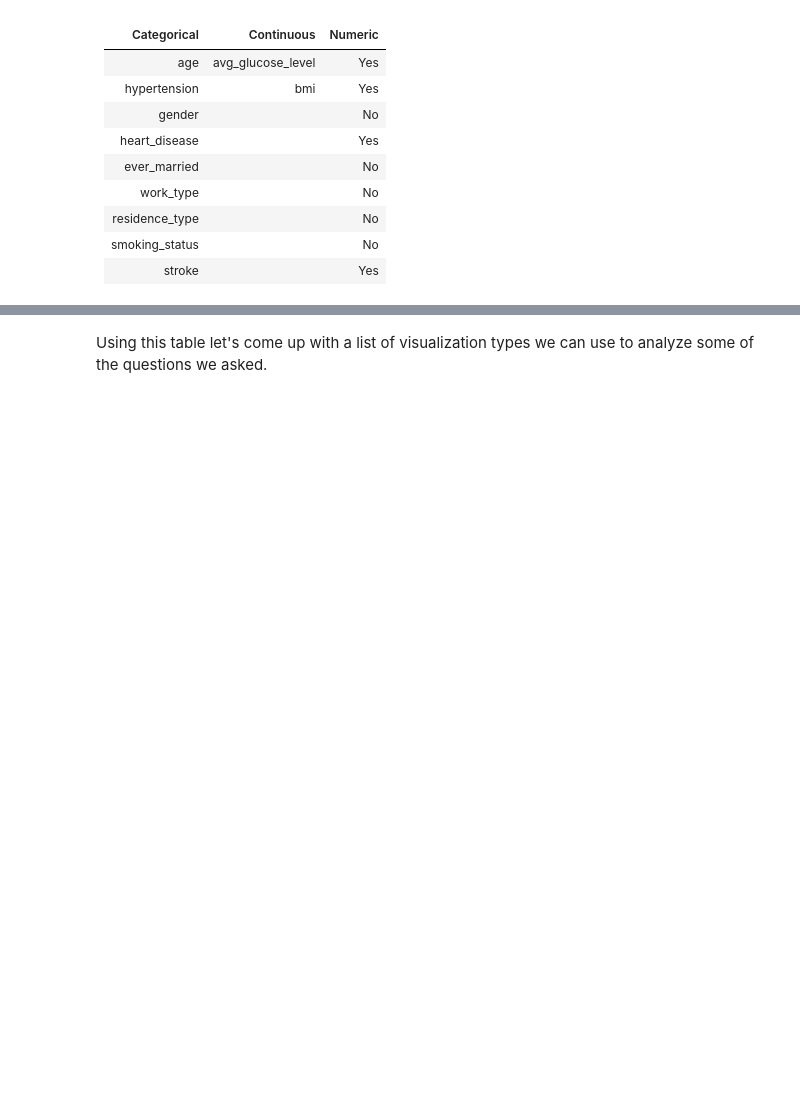
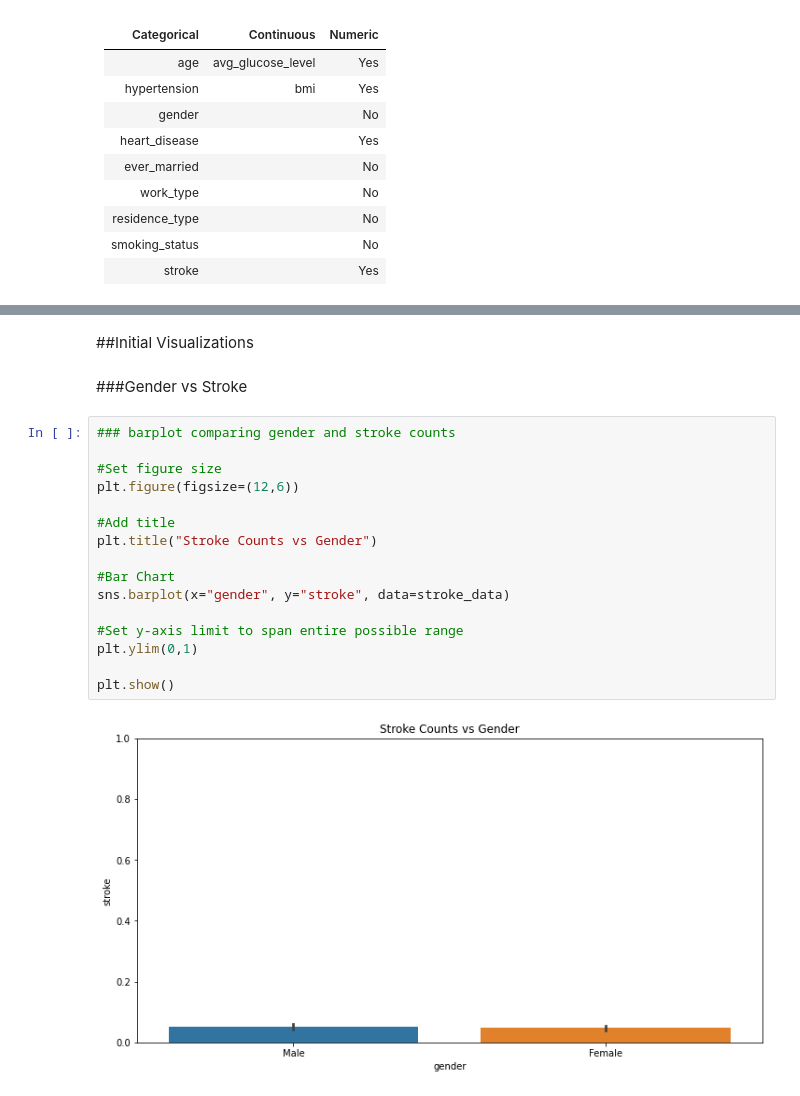
Before and after one commit to Daniel-Benson-Poe/66DaysOfData, a Jupyter notebook: DataVisualizationKaggleMiniCourse.ipynb, the cells around one changed output, grey strips where cells are left out. Drawn from its saved outputs; the diff is of its cells as text; blank space fills up the shorter version.

```diff
--- a/DataVisualizationKaggleMiniCourse.ipynb
+++ b/DataVisualizationKaggleMiniCourse.ipynb
@@ -947,2 +948,22 @@ Let's create a new table now sorting our questions by comparisons.
-# %% [markdown]
-Using this table let's come up with a list of visualization types we can use to analyze some of the questions we asked.
+# %% [markdown]
+##Initial Visualizations
+# %% [markdown]
+###Gender vs Stroke
+# %%
+### barplot comparing gender and stroke counts
+
+#Set figure size
+plt.figure(figsize=(12,6))
+
+#Add title
+plt.title("Stroke Counts vs Gender")
+
+#Bar Chart
+sns.barplot(x="gender", y="stroke", data=stroke_data)
+
+#Set y-axis limit to span entire possible range
+plt.ylim(0,1)
+
+plt.show()
+# %% [output]
+[figure, added]
```
Also changed, not shown: parts of 43 cells of this notebook.
